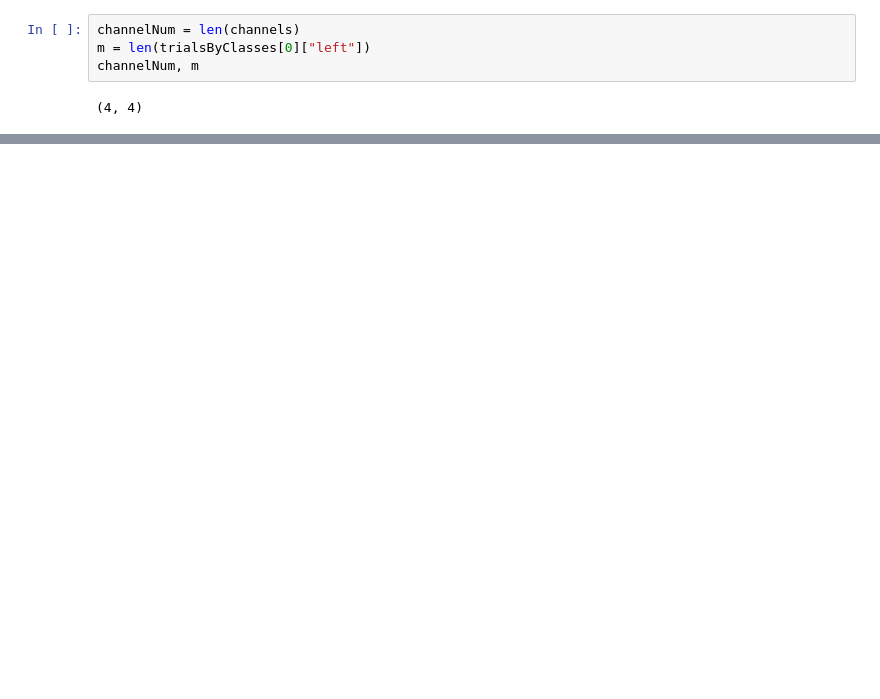
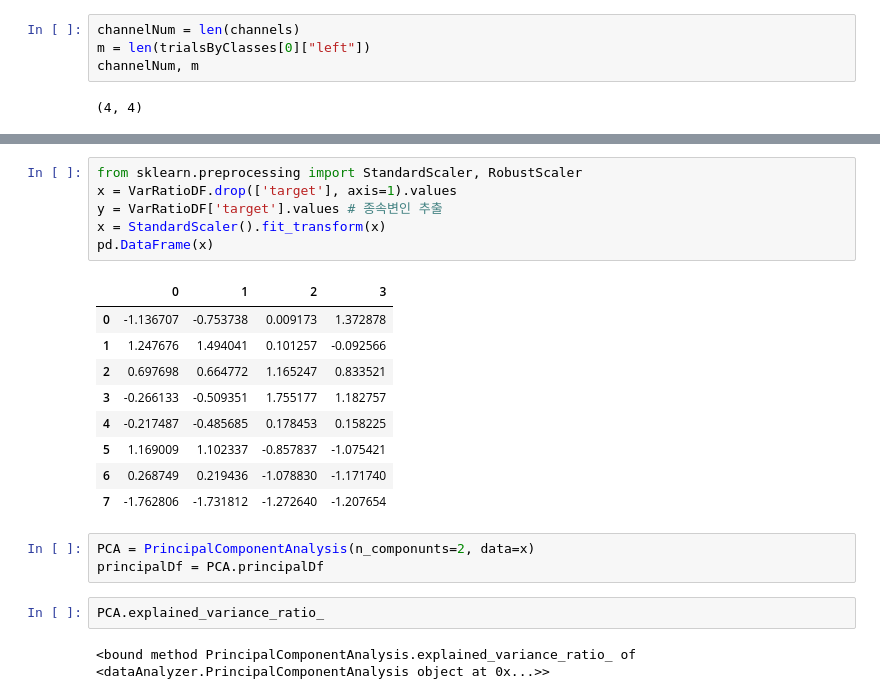
Before and after one commit to Cld338/EEG_analysis, a Jupyter notebook: example/main.ipynb, the cells around one changed output, grey strips where cells are left out. Drawn from its saved outputs; the diff is of its cells as text; blank space fills up the shorter version.

```diff
--- a/example/main.ipynb
+++ b/example/main.ipynb
@@ -54,0 +106,23 @@ left_csp_filter = CSP_filter(len(leftTrials[1]), leftTrials[0])
+# %%
+from sklearn.preprocessing import StandardScaler, RobustScaler
+x = VarRatioDF.drop(['target'], axis=1).values
+y = VarRatioDF['target'].values # 종속변인 추출
+x = StandardScaler().fit_transform(x)
+pd.DataFrame(x)
+# %% [output]
+|  | 0 | 1 | 2 | 3 |
+| 0 | -1.136707 | -0.753738 | 0.009173 | 1.372878 |
+| 1 | 1.247676 | 1.494041 | 0.101257 | -0.092566 |
+| 2 | 0.697698 | 0.664772 | 1.165247 | 0.833521 |
+| 3 | -0.266133 | -0.509351 | 1.755177 | 1.182757 |
+| 4 | -0.217487 | -0.485685 | 0.178453 | 0.158225 |
+| 5 | 1.169009 | 1.102337 | -0.857837 | -1.075421 |
+| 6 | 0.268749 | 0.219436 | -1.078830 | -1.171740 |
+| 7 | -1.762806 | -1.731812 | -1.272640 | -1.207654 |
+# %%
+PCA = PrincipalComponentAnalysis(n_componunts=2, data=x)
+principalDf = PCA.principalDf
+# %%
+PCA.explained_variance_ratio_
+# %% [output]
+<bound method PrincipalComponentAnalysis.explained_variance_ratio_ of <dataAnalyzer.PrincipalComponentAnalysis object at 0x...>>
```
Also changed, not shown: parts of 21 cells of this notebook, 2 other files.
